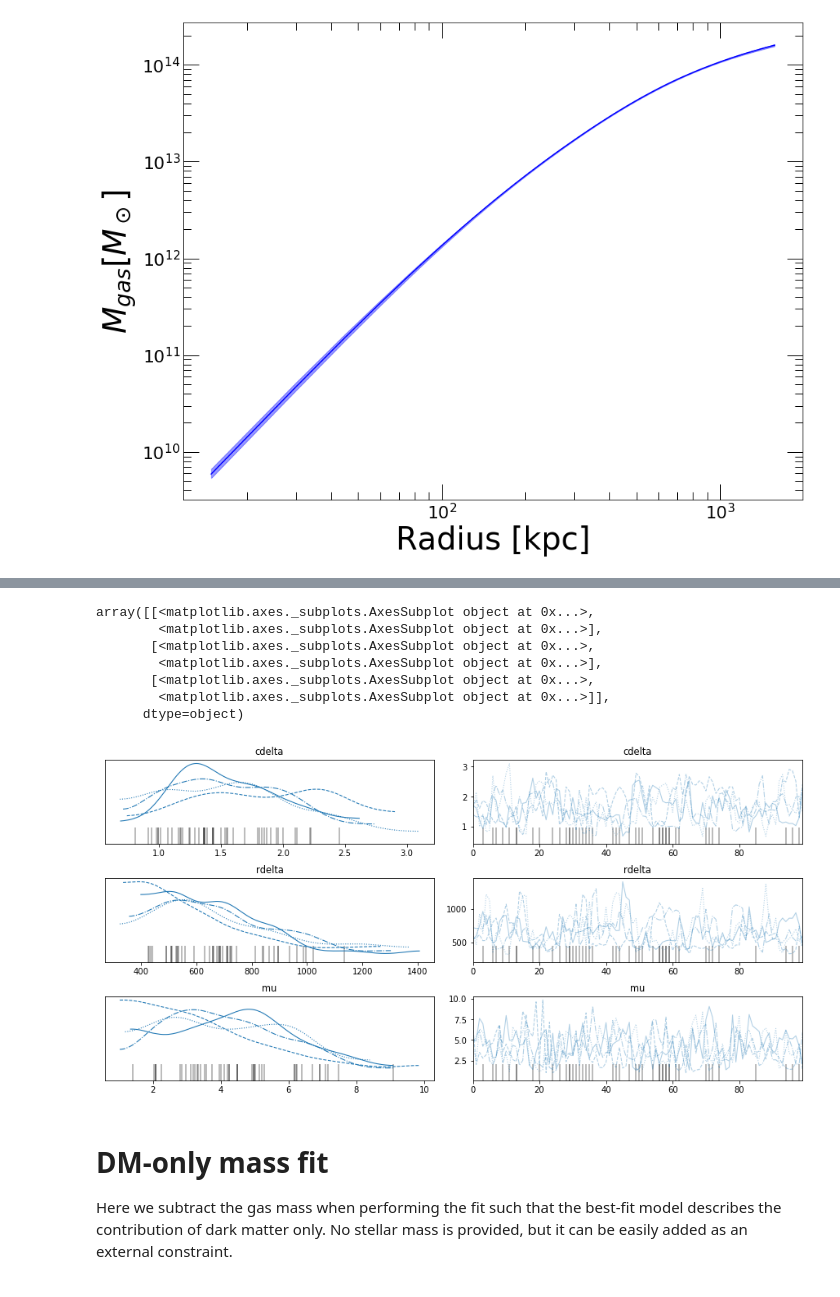
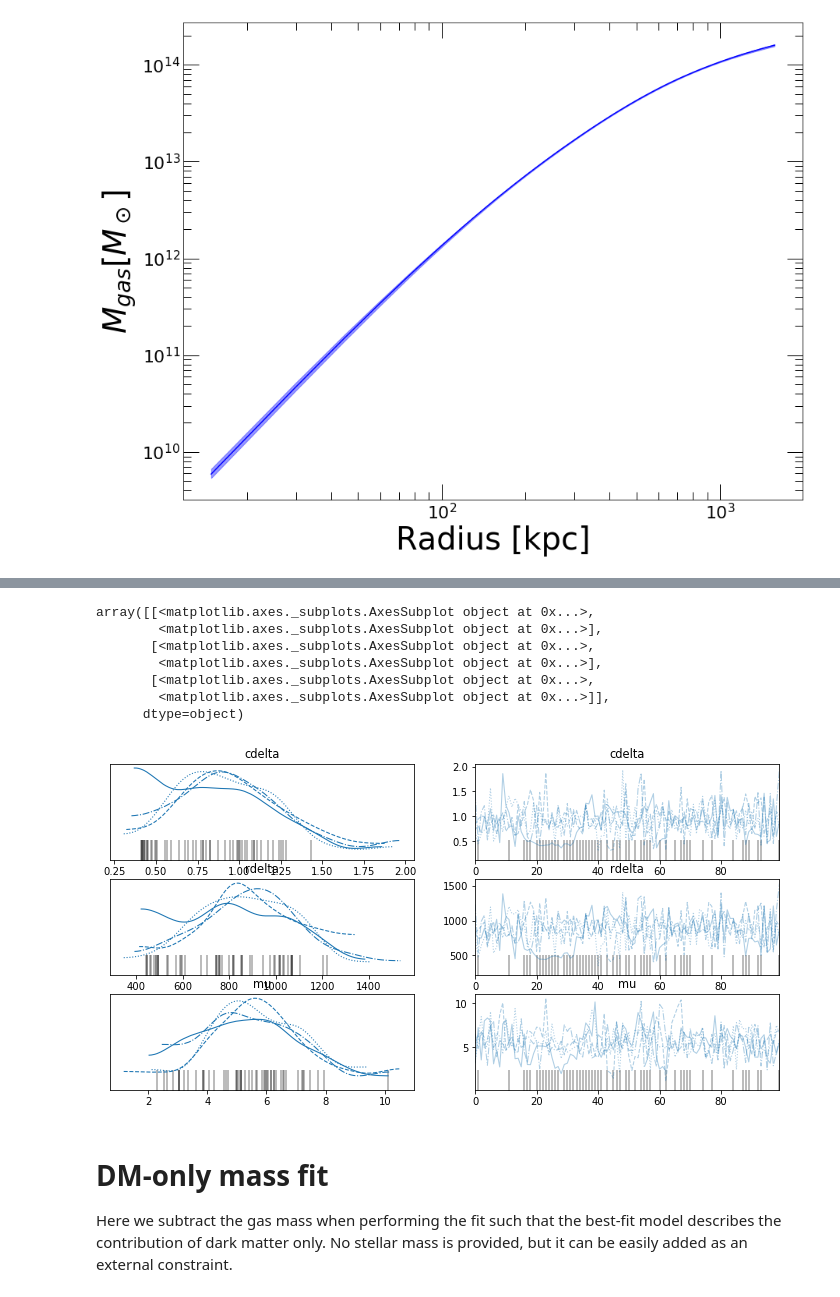
Before and after one commit to domeckert/hydromass, a Jupyter notebook: MACS0451.ipynb, the cells around one changed output, grey strips where cells are left out. Saved outputs shown, nothing was run; the diff lists cells and outputs as text; code cells hidden in the pictures.

```diff
--- a/MACS0451.ipynb
+++ b/MACS0451.ipynb
@@ -562,7 +575,7 @@ array([1.46699091e-02, 1.29233527e-02, 1.09013067e-02, 9.07365961e-03,
 # %% [markdown]
 ## Now let's redo the same thing with the Einasto model
 # %%
-modein3 = hydromass.Model(massmod='EIN3', fix=[False, False, False])
+modein3 = hydromass.Model(massmod='EIN3')
 # %%
 mhydein3 = hydromass.Mhyd(sbprofile=p2,
                           spec_data=spec_data,
@@ -710,14 +798,14 @@ plt.hist(mhydein3.samppar[:,2], bins=30)
 # %%
-pm.traceplot(mhydein3.trace, var_names=['cdelta', 'rdelta', 'mu'])
+pm.plot_trace(mhydein3.trace, var_names=['cdelta', 'rdelta', 'mu'])
 # %% [output]
 array([[<matplotlib.axes._subplots.AxesSubplot object at 0x...>,
         <matplotlib.axes._subplots.AxesSubplot object at 0x...>],
        [<matplotlib.axes._subplots.AxesSubplot object at 0x...>,
         <matplotlib.axes._subplots.AxesSubplot object at 0x...>],
        [<matplotlib.axes._subplots.AxesSubplot object at 0x...>,
         <matplotlib.axes._subplots.AxesSubplot object at 0x...>]],
       dtype=object)
-[figure, old version]
+[figure, new version]
 # %%
 hydromass.write_all_mdelta(mhydein3, modein3, rmin=100., rmax=4000.)
 # %% [markdown]
```
Also changed, not shown: parts of 41 cells of this notebook, 9 other files.
